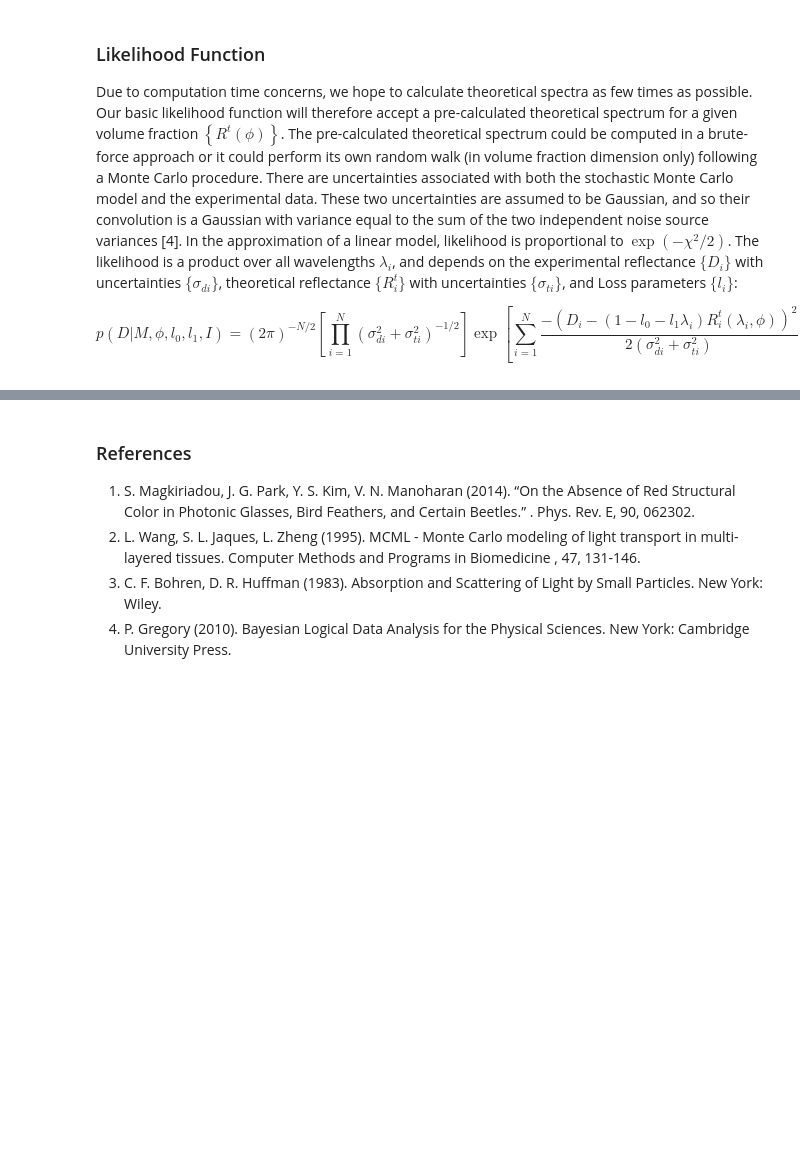
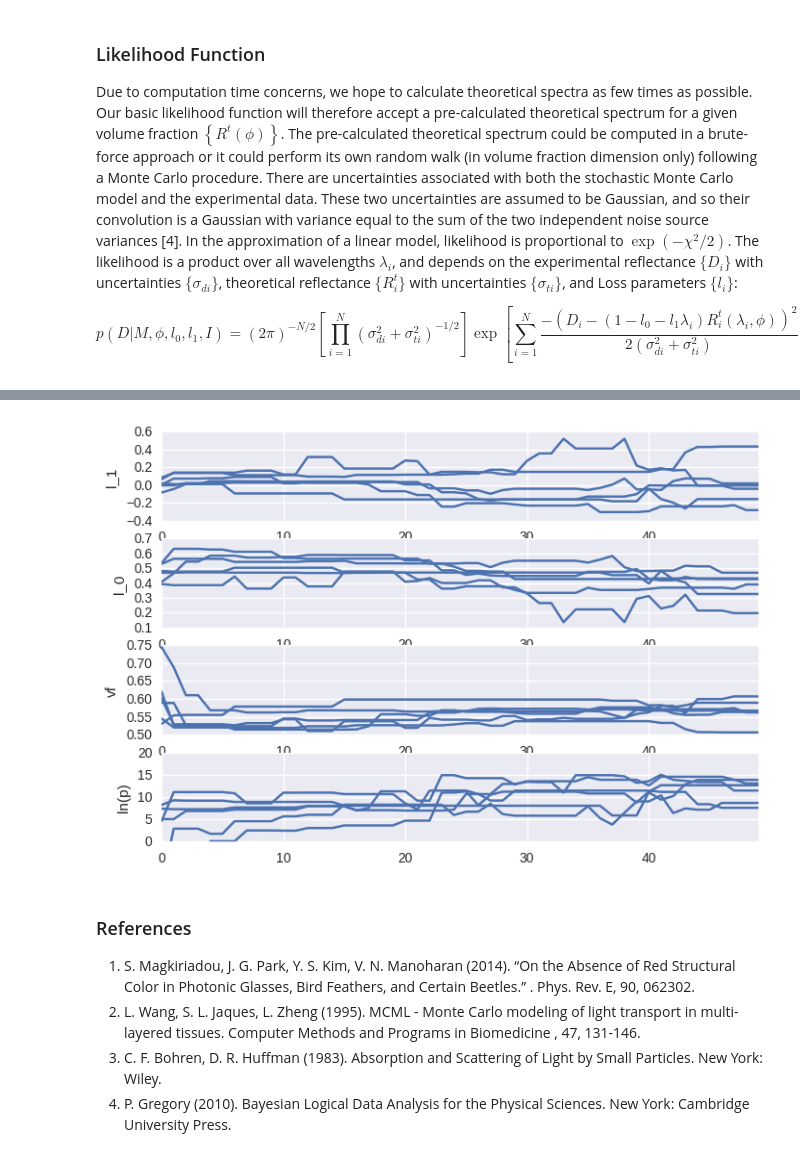
Before and after one commit to phys201/infer_structcol, a Jupyter notebook: model.ipynb, the cells around one changed output, grey strips where cells are left out. Drawn from its saved outputs; the diff is of its cells as text; code cells hidden in the pictures; blank space fills up the shorter version.

Commit message:
update model.ipynb and function docstrings

```diff
--- a/model.ipynb
+++ b/model.ipynb
@@ -113,10 +119,18 @@ Here, we show the code necessary to load in a simulated dataset and perform infe
 # %%
+#import package
 import infer_structcol as ifs
-import os
+import time
+
+#convert test data into a spectrum file and load it
 directory='./infer_structcol/tests/test_data/'
-ifs.convert_data([450,500,550,600,650,700,750,800], 'ref.txt','dark.txt','./infer_structcol/tests/test_data')
-spect = ifs.load_spectrum('infer_structcol/tests/test_data/converted/0_data_file.txt')
-samp = ifs.Sample(spect.wavelength, 0.119, 120, 1.59, 1)
+ifs.convert_data([450,500,550,600,650,700,750,800], 'ref.txt','dark.txt',directory)
+spect = ifs.load_spectrum(directory+'converted/0_data_file.txt')
 
-ifs.sample_parameters(spect, samp, nwalkers=10, nsteps=10)
+#define sample values
+samp = ifs.Sample(spect.wavelength, particle_radius=119, thickness=120, particle_index=1.59, matrix_index=1)
+
+#perform inference calculation
+t0 = time.time()
+walkers = ifs.run_mcmc(spect, samp, nwalkers=6, nsteps=50, phi_guess=0.59)
+print(time.time()-t0)
 # %% [output]
@@ -203,3 +138,22 @@ Traceback (most recent call last):
+# %%
+#code to visualize traces modified from notebook_week_09.ipynb
+
+from matplotlib import pyplot as plt
+import seaborn as sns
+fig, (ax_l1, ax_l0, ax_vf, ax_lnprob) = plt.subplots(4)
+ax_vf.set(ylabel='vf')
+ax_l0.set(ylabel='l_0')
+ax_l1.set(ylabel='l_1')
+ax_lnprob.set(ylabel='ln(p)')
+ax_lnprob.set(ylim=[0,20])
+for i in range(6):
+    sns.tsplot(walkers.chain[i,:,0], ax=ax_vf)
+    sns.tsplot(walkers.chain[i,:,1], ax=ax_l0)
+    sns.tsplot(walkers.chain[i,:,2], ax=ax_l1)
+    sns.tsplot(walkers.lnprobability[i,:], ax=ax_lnprob)
+plt.show()
+# %% [output]
+[figure, added]
 # %% [markdown]
 ### References
 
```
Also changed, not shown: parts of 5 cells of this notebook, 6 other files.
